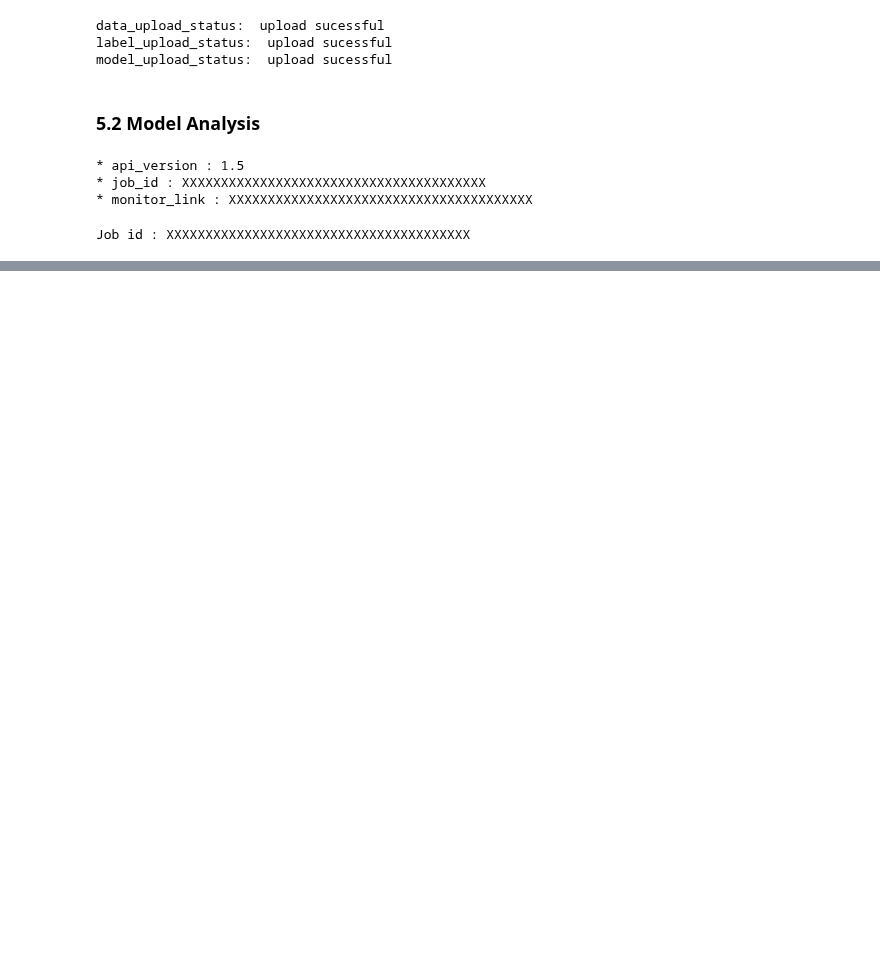
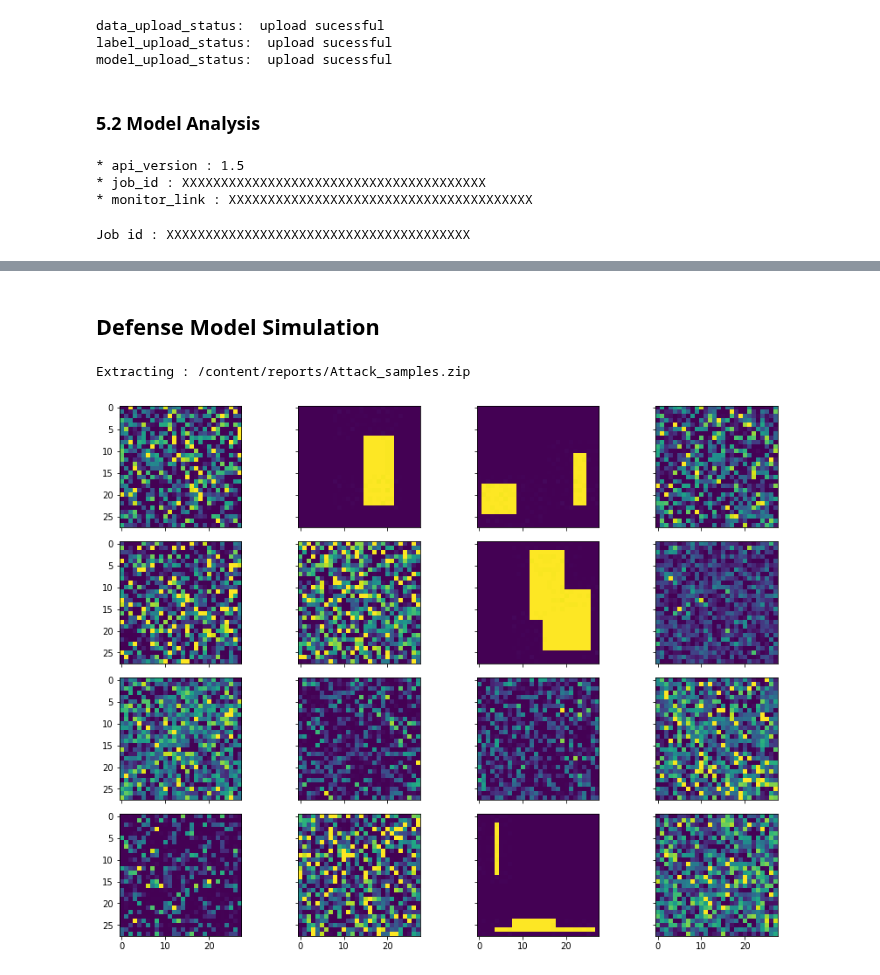
Before and after one commit to bosch-aisecurity-aishield/Reference-Implementations, a Jupyter notebook: Product_Taskpair_wise/Image_Classification/Extraction/Extraction_Reference_Implementation_MNIST.ipynb, the cells around one changed output, grey strips where cells are left out. Cells and saved outputs as stored; diff of their text form; code cells hidden in the pictures; blank space fills up the shorter version.

Commit message:
Added defense model simulation

```diff
--- a/Product_Taskpair_wise/Image_Classification/Extraction/Extraction_Reference_Implementation_MNIST.ipynb
+++ b/Product_Taskpair_wise/Image_Classification/Extraction/Extraction_Reference_Implementation_MNIST.ipynb
@@ -721,6 +739,8 @@ if status_dictionary["VunerabilityEngine_Status"] == 'completed':
 if status_dictionary["DefenseReport_Status"] == 'completed':
     download_artifact(job_id=job_id, report_type='Defense', file_format=0)
     download_artifact(job_id=job_id, report_type='Defense_artifact', file_format=0)
+# %% [markdown]
+## Defense Model Simulation
 # %%
 def zip_extractor(file, extract_path=None, delete_zip=False):
     """
@@ -745,6 +765,50 @@ def zip_extractor(file, extract_path=None, delete_zip=False):
     if delete_zip:
         os.remove(file)
         print("{} removed successfully.".format(file))
+
+def get_file_path(path):
+    """
+    To get full file path from directory and child directory
+    Args:
+        path: Directory path
+
+    Returns: list containing full path of all the file from the given directory
+
+    """
+    list_id = []
+    for (root, dirs, files) in os.walk(path, topdown=True):
+        if len(dirs) == 0:
+            for file in files:
+                list_id.append(os.path.join(root, file))
+    return list_id
+
+
+def load_data(path):
+    """
+    path: load data from given path
+    """
+    files_path = get_file_path(path)
+    x = []
+    for file in files_path:
+        img = cv2.imread(file, 0)
+        x.append(img)
+    x = np.expand_dims(np.array(x), axis=-1)
+    return x
+# %%
+"""
+Description: extract attack sample
+"""
+zip_extractor(file=os.path.join(report_path, 'Attack_samples.zip'), extract_path=sample_data)
+# %% [output]
+Extracting : /content/reports/Attack_samples.zip
+# %%
+"""
+Description: load attack data
+"""
+x_attack = load_data(path=sample_data)
+plot(x=x_attack, row=4)
+# %% [output]
+[figure, added]
 # %%
 """
 Description: Extracting defense artifact
```
Also changed, not shown: parts of 19 cells of this notebook, 1 other file.
